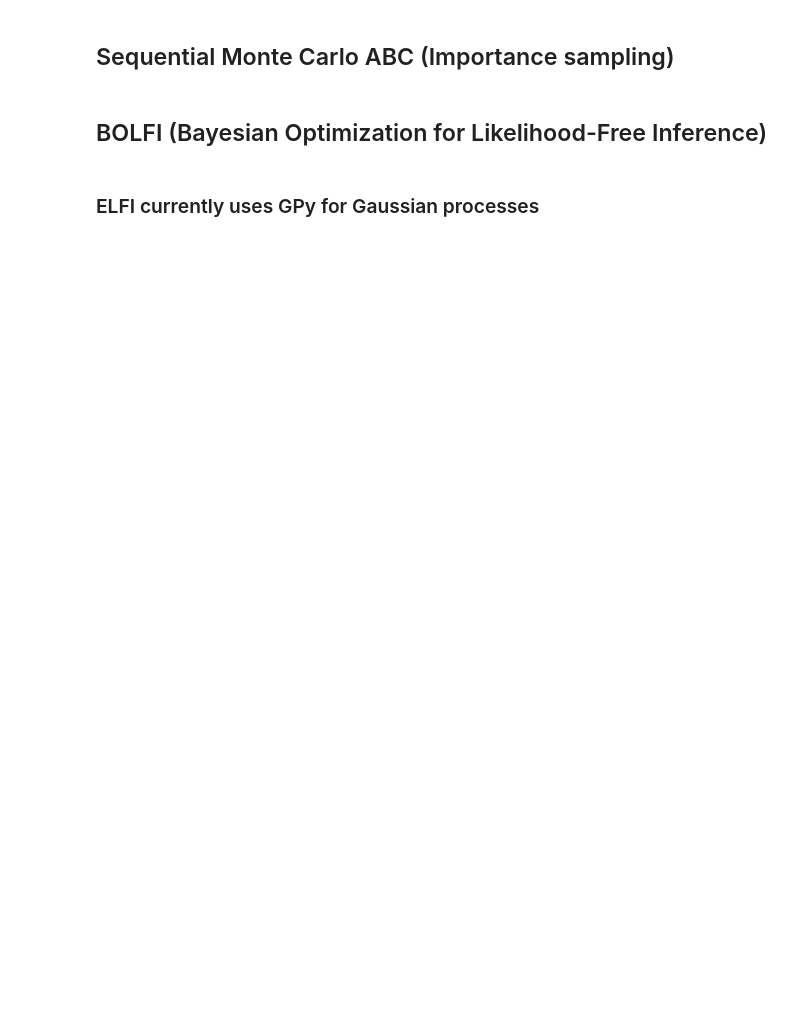
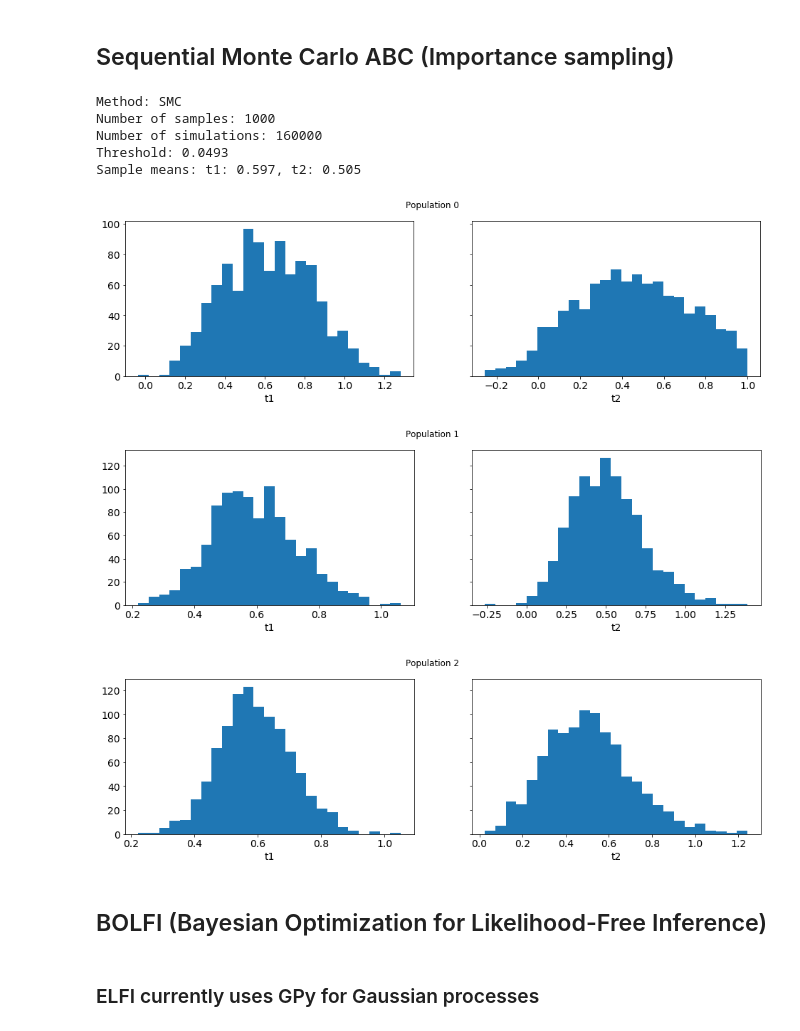
Before and after one commit to elfi-dev/zoo, a Jupyter notebook: EMS2017/demo.ipynb, the cells around one changed output. Saved outputs shown, nothing was run; the diff lists cells and outputs as text; code cells hidden in the pictures; blank space fills up the shorter version.

```diff
--- a/EMS2017/demo.ipynb
+++ b/EMS2017/demo.ipynb
@@ -79,8 +83,9 @@ import elfi
 # %% [markdown]
 ## Using ELFI to infer the parameters
 # %%
-t1 = elfi.Prior(scipy.stats.uniform, 0, 2)
-t2 = elfi.Prior('uniform', 0, 2)
+elfi.new_model()
+t1 = elfi.Prior(scipy.stats.uniform, 0, 2, name="t1")
+t2 = elfi.Prior('uniform', 0, 2, name="t2")
 # %%
 Y = elfi.Simulator(MA2, t1, t2, observed=y_obs)
 # %%
@@ -183,8 +216,18 @@ schedule = [0.7, 0.2, 0.05]
 result_smc = smc.sample(1000, schedule)
 # %%
 result_smc.summary()
+# %% [output]
+Method: SMC
+Number of samples: 1000
+Number of simulations: 160000
+Threshold: 0.0493
+Sample means: t1: 0.597, t2: 0.505
 # %%
-result_smc.plot_marginals(all=True, bins=25, figsize=(6, 1), fontsize=12)
+result_smc.plot_marginals(all=True, bins=25, figsize=(1, 1), fontsize=12)
+# %% [output]
+[figure, added]
+[figure, added]
+[figure, added]
 # %% [markdown]
 ## BOLFI (Bayesian Optimization for Likelihood-Free Inference)
 # %%
```
Also changed, not shown: parts of 23 cells of this notebook.
